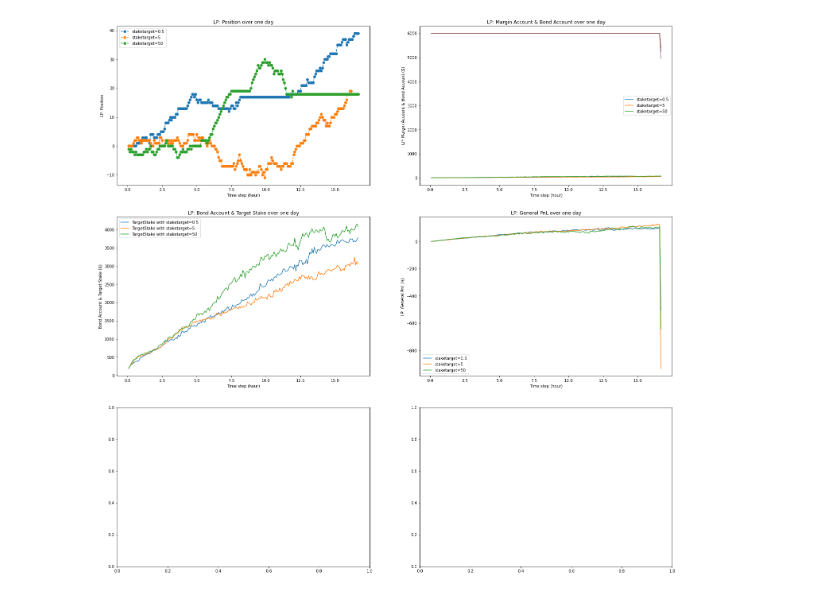
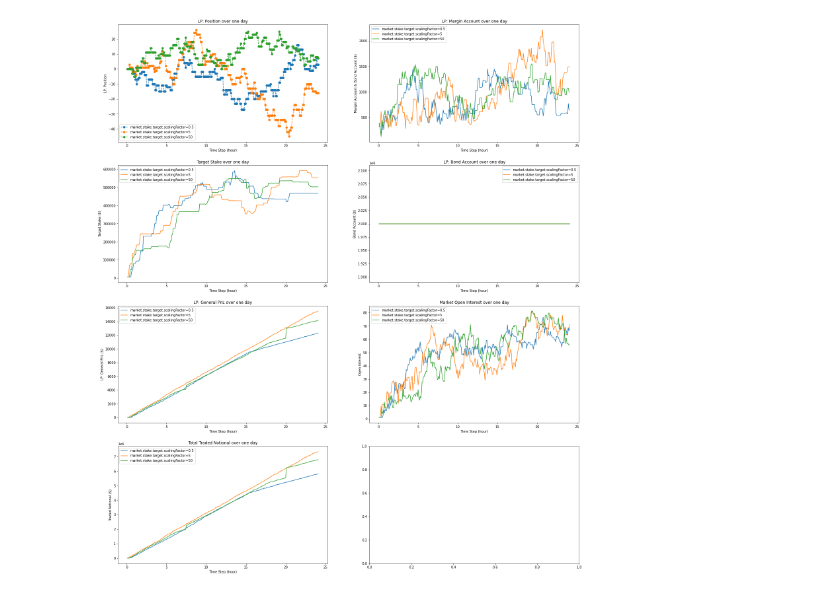
Before and after one commit to vegaprotocol/vega-market-sim, a Jupyter notebook: parameter_results/StakeTargetScaling_v2/NetworkParameter_NBC_StakeTargetScaling.ipynb, the cells around one changed output. Saved outputs shown, nothing was run; the diff lists cells and outputs as text; code cells hidden in the pictures.

```diff
--- a/parameter_results/StakeTargetScaling_v2/NetworkParameter_NBC_StakeTargetScaling.ipynb
+++ b/parameter_results/StakeTargetScaling_v2/NetworkParameter_NBC_StakeTargetScaling.ipynb
@@ -68,72 +78,69 @@ else:
 # %%
 # Plot the optimal strategy
-fig,ax = plt.subplots(3,2,figsize=(25,25))
+fig,ax = plt.subplots(4,2,figsize=(25,30))
 
+# Since the interval of sim is 5 min
 dt = 5 / 60
 
-# Plot LP: Position over time
-ax[0,0].plot(ave_target_05.index * dt,data_target_05[data_target_05['Iteration'] == 1].iloc[:-1]['LP: Position'],'o--',label="staketarget=0.5")
-ax[0,0].plot(ave_target_5.index * dt,data_target_5[data_target_5['Iteration'] == 1].iloc[:-1]['LP: Position'],'o--',label="staketarget=5")
-ax[0,0].plot(ave_target_50.index * dt,data_target_50[data_target_50['Iteration'] == 1].iloc[:-1]['LP: Position'],'o--',label="staketarget=50")
+# Plot LP: Position over one day
+for _ in range(num_of_paravalues):
+    ax[0,0].plot(data_ave[_].index * dt,data[_][data[_]['Iteration'] == 0]['LP: Position'],'o--',label="{para}={value}".format(para = setting['parameter_tested'],value = setting['tested_values'][_]))
 # ax[0,0].plot(ave_tau_1.index * dt,data_tau_1['LP: Position'],'o--',label="tauscaling=1")
 # ax[0,0].plot(ave_tau_10.index * dt,data_tau_10['LP: Position'],'o--',label="tauscaling=10")
-# ax[0,0].plot(ave_tau_20.index * dt,data_tau_20['LP: Position'],'o--',label="tauscaling=20")
+# ax[0,0].plot(ave_tau_100.index * dt,data_tau_100['LP: Position'],'o--',label="tauscaling=100")
 ax[0,0].set_title('LP: Position over one day')
-ax[0,0].set_xlabel("Time step (hour)")
+ax[0,0].set_xlabel("Time Step (hour)")
 ax[0,0].set_ylabel("LP: Position")
 ax[0,0].legend()
 
-# Plot LP: Margin Account & Bond Account
-ax[0,1].plot(ave_target_05.index * dt,ave_target_05['LP: Margin Account'],label="staketarget=0.5")
-ax[0,1].plot(ave_target_5.index * dt,ave_target_5['LP: Margin Account'],label="staketarget=5")
-ax[0,1].plot(ave_target_50.index * dt,ave_target_50['LP: Margin Account'],label="staketarget=50")
-ax[0,1].plot(ave_target_05.index * dt,ave_target_05['LP: Bond Account'])
-ax[0,1].plot(ave_target_5.index * dt,ave_target_5['LP: Bond Account'])
-ax[0,1].plot(ave_target_50.index * dt,ave_target_50['LP: Bond Account'])
-ax[0,1].set_title('LP: Margin Account & Bond Account over one day')
-ax[0,1].set_xlabel("Time step (hour)")
-ax[0,1].set_ylabel("LP: Margin Account & Bond Account ($)")
+# Plot LP: Margin Account
+for _ in range(num_of_paravalues):
+    ax[0,1].plot(data_ave[_].index * dt,data_ave[_]['LP: Margin Account'],label="{para}={value}".format(para = setting['parameter_tested'],value = setting['tested_values'][_]))
+ax[0,1].set_title('LP: Margin Account over one day')
+ax[0,1].set_xlabel("Time Step (hour)")
+ax[0,1].set_ylabel("Margin Account & Bond Account ($)")
 ax[0,1].legend()
 
-# Plot LP: Bond Account with target stake in market
-#ax[1,0].plot(ave_target_05.index * dt,ave_target_05['LP: Bond Account'],label="staketarget=0.5")
-ax[1,0].plot(ave_target_05.index * dt,ave_target_05['Target Stake'],label="TargetStake with staketarget=0.5")
-#ax[1,0].plot(ave_target_5.index * dt,ave_target_5['LP: Bond Account'],label="staketarget=5")
-ax[1,0].plot(ave_target_5.index * dt,ave_target_5['Target Stake'],label="TargetStake with staketarget=5")
-#ax[1,0].plot(ave_target_50.index * dt,ave_target_50['LP: Bond Account'],label="staketarget=50")
-ax[1,0].plot(ave_target_50.index * dt,ave_target_50['Target Stake'],label="TargetStake with staketarget=50")
-ax[1,0].set_title('LP: Bond Account & Target Stake over one day')
-ax[1,0].set_xlabel("Time step (hour)")
-ax[1,0].set_ylabel("Bond Account & Target Stake ($)")
+# Bond Account
+for _ in range(num_of_paravalues):
+    ax[1,1].plot(data_ave[_].index * dt,data_ave[_]['LP: Bond Account'],label="{para}={value}".format(para = setting['parameter_tested'],value = setting['tested_values'][_]))
+ax[1,1].set_title('LP: Bond Account over one day')
+ax[1,1].set_xlabel("Time Step (hour)")
+ax[1,1].set_ylabel("Bond Account ($)")
+ax[1,1].legend()
+
+# Plot target stake in market
+for _ in range(num_of_paravalues):
+    ax[1,0].plot(data_ave[_].index * dt,data_ave[_]['Target Stake'],label="{para}={value}".format(para = setting['parameter_tested'],value = setting['tested_values'][_]))
+ax[1,0].set_title('Target Stake over one day')
+ax[1,0].set_xlabel("Time Step (hour)")
+ax[1,0].set_ylabel("Target Stake ($)")
 ax[1,0].legend()
 
 # Plot LP: General PnL
-ax[1,1].plot(ave_target_05.index * dt,ave_target_05['LP: General Pnl'],label="staketarget=0.5")
-ax[1,1].plot(ave_target_5.index * dt,ave_target_5['LP: General Pnl'],label="staketarget=5")
-ax[1,1].plot(ave_target_50.index * dt,ave_target_50['LP: General Pnl'],label="staketarget=50")
-ax[1,1].set_title('LP: General PnL over one day')
-ax[1,1].set_xlabel("Time step (hour)")
-ax[1,1].set_ylabel("LP: General PnL ($)")
-ax[1,1].legend()
+for _ in range(num_of_paravalues):
+    ax[2,0].plot(data_ave[_].index * dt,data_ave[_]['LP: GeneralPnl'],label="{para}={value}".format(para = setting['parameter_tested'],value = setting['tested_values'][_]))
+ax[2,0].set_title('LP: General PnL over one day')
+ax[2,0].set_xlabel("Time Step (hour)")
+ax[2,0].set_ylabel("LP: General PnL ($)")
+ax[2,0].legend()
 
-# # Plot Market Open Interest
-# ax[2,0].plot(ave_target_05.index * dt,ave_target_05['Market Open Interest'],label="staketarget=0.5")
-# ax[2,0].plot(ave_target_5.index * dt,ave_target_5['Market Open Interest'],label="staketarget=5")
-# ax[2,0].plot(ave_target_50.index * dt,ave_target_50['Market Open Interest'],label="staketarget=50")
-# ax[2,0].set_title('Market Open Interest over one day')
-# ax[2,0].set_xlabel("Time step (hour)")
-# ax[2,0].set_ylabel("Open Interest")
-# ax[2,0].legend()
+# Plot Market Open Interest
+for _ in range(num_of_paravalues):
+    ax[2,1].plot(data_ave[_].index * dt,data_ave[_]['Market Open Interest'],label="{para}={value}".format(para = setting['parameter_tested'],value = setting['tested_values'][_]))
+ax[2,1].set_title('Market Open Interest over one day')
+ax[2,1].set_xlabel("Time Step (hour)")
+ax[2,1].set_ylabel("Open Interest")
+ax[2,1].legend()
 
-# # Plot Total Traded Notional
-# ax[2,1].plot(ave_target_05.index * dt,ave_target_05['Total Traded Notional'],label="staketarget=0.5")
-# ax[2,1].plot(ave_target_5.index * dt,ave_target_5['Total Traded Notional'],label="staketarget=5")
-# ax[2,1].plot(ave_target_50.index * dt,ave_target_50['Total Traded Notional'],label="staketarget=50")
-# ax[2,1].set_title('Total Traded Notional over one day')
-# ax[2,1].set_xlabel("Time step (hour)")
-# ax[2,1].set_ylabel("Traded Notional ($)")
-# ax[2,1].legend()
+# Plot Total Traded Notional
+for _ in range(num_of_paravalues):
+    ax[3,0].plot(data_ave[_].index * dt,data_ave[_]['Total Traded Notional'],label="{para}={value}".format(para = setting['parameter_tested'],value = setting['tested_values'][_]))
+ax[3,0].set_title('Total Traded Notional over one day')
+ax[3,0].set_xlabel("Time Step (hour)")
+ax[3,0].set_ylabel("Traded Notional ($)")
+ax[3,0].legend()
 
 plt.show()
 # %% [output]
-[figure, old version]
+[figure, new version]
```
Also changed, not shown: parts of 5 cells of this notebook, 2 other files.
